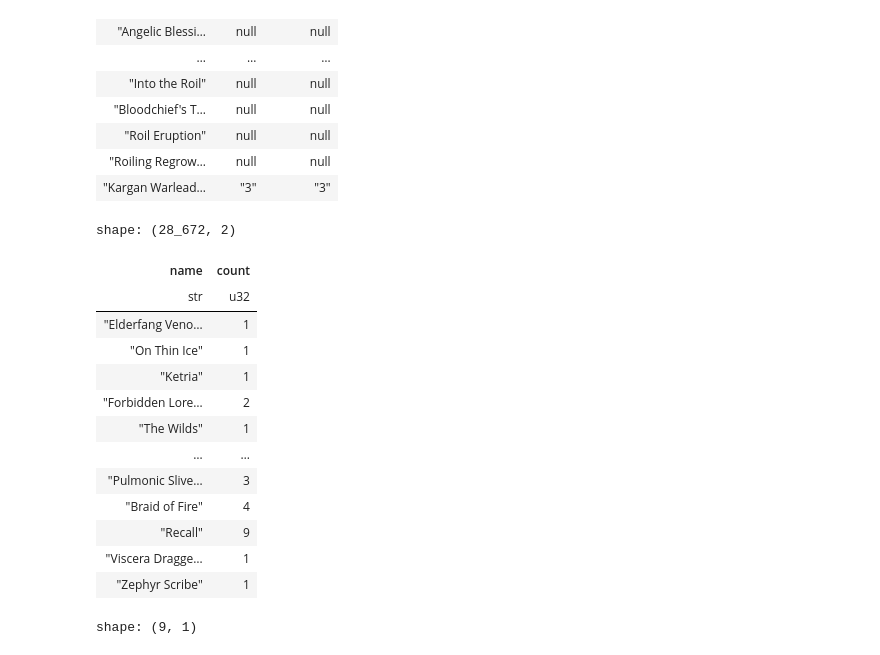
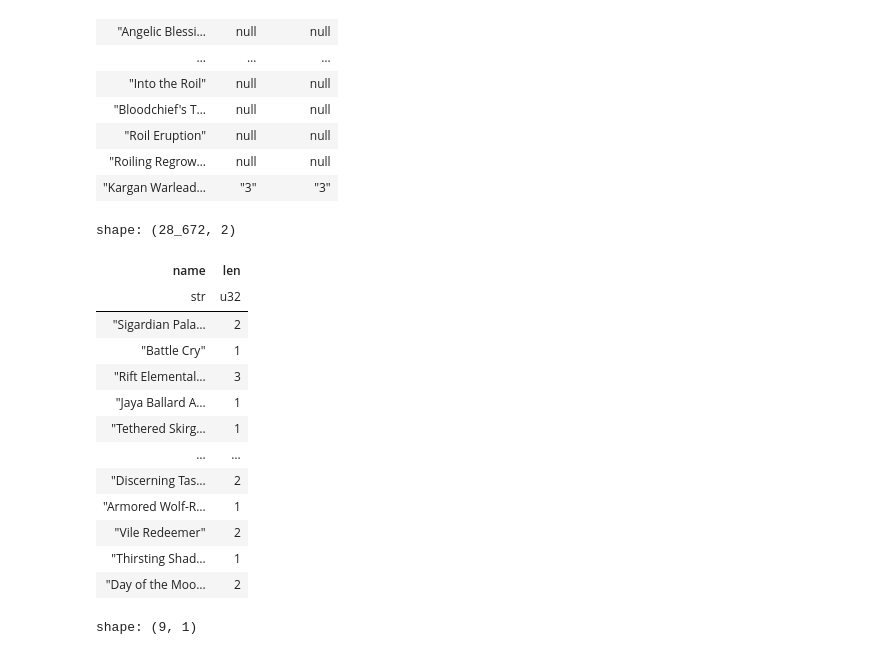
Before and after one commit to DaveParr/mtgai, a Jupyter notebook: notebooks/readdata.ipynb, the cells around one changed output. Cells and saved outputs as stored; diff of their text form; code cells hidden in the pictures.

```diff
--- a/notebooks/readdata.ipynb
+++ b/notebooks/readdata.ipynb
@@ -61,22 +61,22 @@ shape: (90_857, 3)
 | "Roiling Regrow… | null | null |
 | "Kargan Warlead… | "3" | "3" |
 # %%
-df.group_by(["name"]).count()
+df.group_by(["name"]).len()
 # %% [output]
 shape: (28_672, 2)
-| name | count |
+| name | len |
 | str | u32 |
-| "Elderfang Veno… | 1 |
-| "On Thin Ice" | 1 |
-| "Ketria" | 1 |
-| "Forbidden Lore… | 2 |
-| "The Wilds" | 1 |
+| "Sigardian Pala… | 2 |
+| "Battle Cry" | 1 |
+| "Rift Elemental… | 3 |
+| "Jaya Ballard A… | 1 |
+| "Tethered Skirg… | 1 |
 | … | … |
-| "Pulmonic Slive… | 3 |
-| "Braid of Fire" | 4 |
-| "Recall" | 9 |
-| "Viscera Dragge… | 1 |
-| "Zephyr Scribe" | 1 |
+| "Discerning Tas… | 2 |
+| "Armored Wolf-R… | 1 |
+| "Vile Redeemer" | 2 |
+| "Thirsting Shad… | 1 |
+| "Day of the Moo… | 2 |
 # %%
 df.filter(pl.col("name") == "Recall").select("setCode")
 # %% [output]
```
Also changed, not shown: parts of 4 cells of this notebook, 1 other file.
